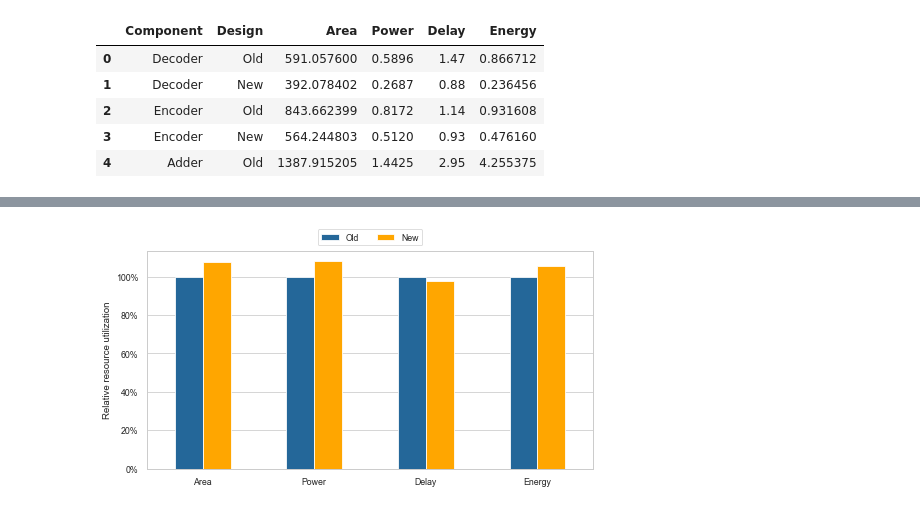
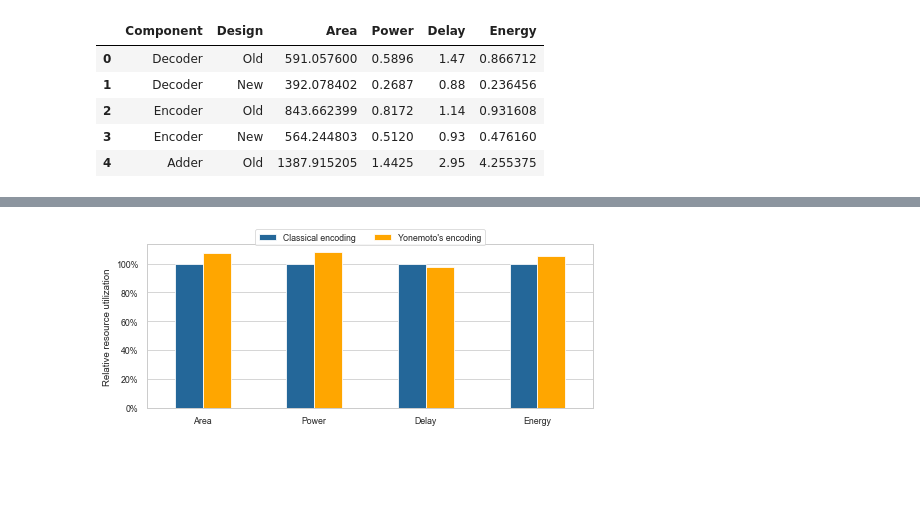
Before and after one commit to RaulMurillo/CoNGA_22, a Jupyter notebook: plot_graphs.ipynb, the cells around one changed output, grey strips where cells are left out. Drawn from its saved outputs; the diff is of its cells as text; code cells hidden in the pictures; blank space fills up the shorter version.

```diff
--- a/plot_graphs.ipynb
+++ b/plot_graphs.ipynb
@@ -367,20 +480,21 @@ plt.show()
 # %%
 ax = multiplier_df.plot.bar(
                  rot = 0,
                  ylabel="Relative resource utilization",
                  color=my_color_palette,
-                 figsize=(8,4),
+                 figsize=(8,3),
                 #  title="Multiplier component"
 )
 
 ax.yaxis.set_major_formatter(mtick.PercentFormatter(1.0))
 # plt.legend(loc = 'center right',bbox_to_anchor=(1.2, 0.5))
-plt.legend(loc = 'upper center',
+plt.legend(["Classical encoding", "Yonemoto's encoding"],
+           loc = 'upper center',
            ncol=2,
            bbox_to_anchor=(0.5, 1.12)
            )
 plt.grid(False, axis="x")
-plt.savefig("figs/mutiplier_cmp.pdf", bbox_inches="tight")
+plt.savefig("figs/multiplier_cmp.pdf", bbox_inches="tight")
 plt.show()
 # %% [output]
-[figure, old version]
+[figure, new version]
```
Also changed, not shown: parts of 16 cells of this notebook, 8 other files.
